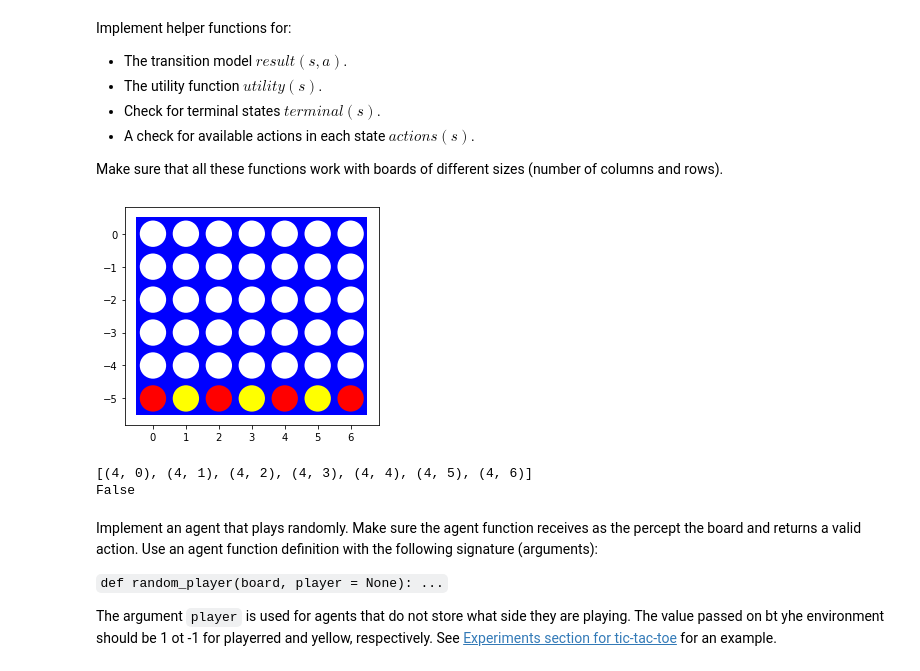
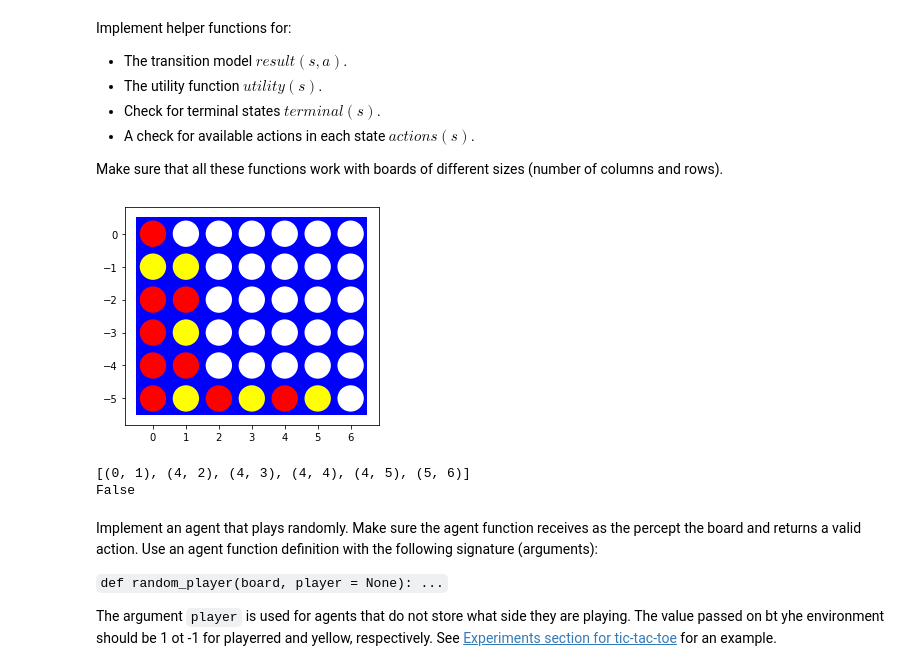
Before and after one commit to Naishur-M/CS7320-AI, a Jupyter notebook: Games/assignment_connect4.ipynb, the cells around one changed output. Saved outputs shown, nothing was run; the diff lists cells and outputs as text; code cells hidden in the pictures.

```diff
--- a/Games/assignment_connect4.ipynb
+++ b/Games/assignment_connect4.ipynb
@@ -76,11 +89,11 @@ def visualize(board):
     plt.axis('scaled')
     plt.show()
 
-board = [[0, 0, 0, 0, 0, 0, 0],
-         [0, 0, 0, 0, 0, 0, 0],
-         [0, 0, 0, 0, 0, 0, 0],
-         [0, 0, 0, 0, 0, 0, 0],
-         [0, 0, 0, 0, 0, 0, 0],
-         [1, -1, 1, -1, 1, -1, 1]]
+board = [[1, 0, 0, 0, 0, 0, 0],
+         [-1, -1, 0, 0, 0, 0, 0],
+         [1, 1, 0, 0, 0, 0, 0],
+         [1, -1, 0, 0, 0, 0, 0],
+         [1, 1, 0, 0, 0, 0, 0],
+         [1, -1, 1, -1, 1, -1, 0]]
 visualize(board)
 # %% [output]
@@ -105,6 +118,7 @@ Make sure that all these functions work with boards of different sizes (number o
 def result(state, player, action):
     if(state[action[0]][action[1]] != 0):
         print("Error: Illegal move!")
+        print(action)
         #visualize(state)
         return state
 
@@ -121,6 +135,8 @@ def actions(state):
         for row in range(rows):
             i = state[row][col]
             #print(row,col)
+            if(row == 0 and i != 0):
+                break
             if(i == 1 or i == -1):
                 thistuple = (row-1,col)
                 actions.append(thistuple)
@@ -221,37 +237,37 @@ def terminal(state, player = '1', draw_is_win = True):
     return False
 
 def utility(state, player = '1'):
     goal = check_board(state)
     if goal == False:
         rows = len(state)
         cols = len(state[0])
         counter = 0
         for col in range(cols):
             i = state[0][col]
             if(i != 0):
                 counter += 1
             elif(i == 0):
                 goal = 'n'
                 break
         if((counter+1) == cols):
             goal = 'd'
 
-    if goal == player: return +1
+    if str(goal) == player: return +1
     if goal == 'd': return 0
-    if goal == other(player): return -1
+    if str(goal) == other(player): return -1
     return None
 
 def other(player):
     if player == '1': return '-1'
     else: return '1'
 
 visualize(board)
 action = actions(board)
 print(action)
 print(terminal(board))
 # %% [output]
-[figure, old version]
+[figure, new version]
-[(4, 0), (4, 1), (4, 2), (4, 3), (4, 4), (4, 5), (4, 6)]
+[(0, 1), (4, 2), (4, 3), (4, 4), (4, 5), (5, 6)]
 False
 # %% [markdown]
 Implement an agent that plays randomly. Make sure the agent function receives as the percept the board and returns a valid action. Use an agent function definition with the following signature (arguments):
```
Also changed, not shown: parts of 14 cells of this notebook.
